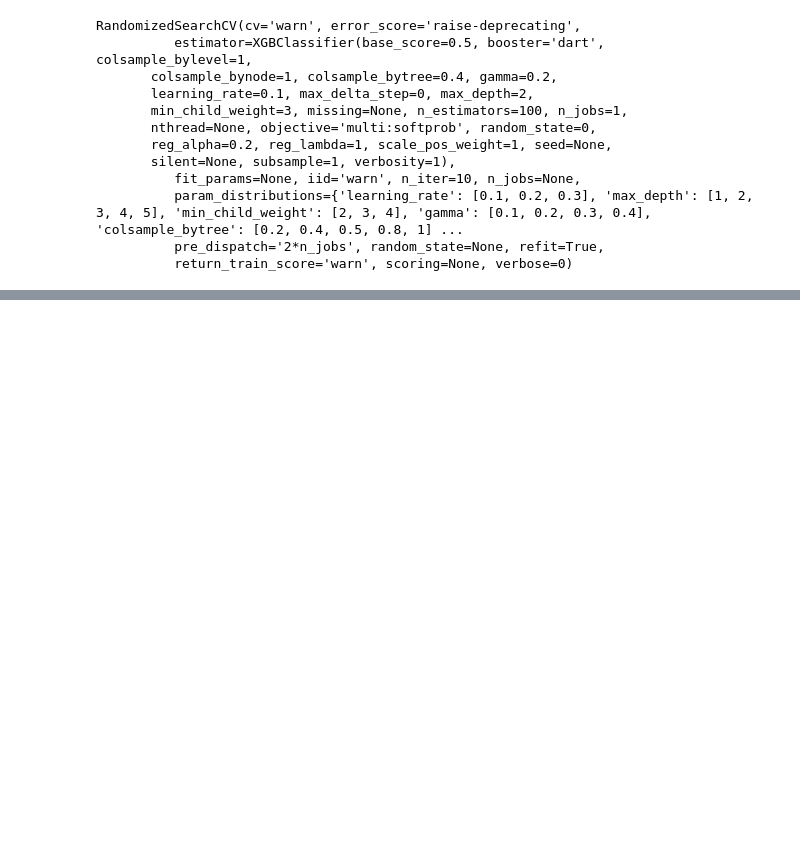
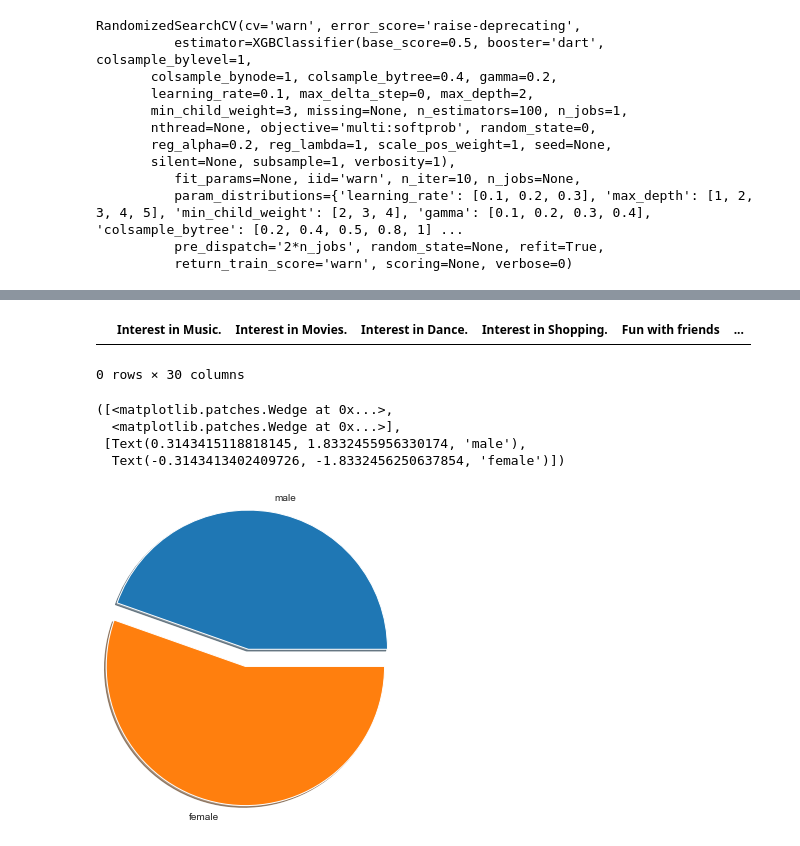
Before and after one commit to sudhanshuranjansr/Human_Happiness_index, a Jupyter notebook: master_project_1.0.ipynb, the cells around one changed output, grey strips where cells are left out. Saved outputs shown, nothing was run; the diff lists cells and outputs as text; code cells hidden in the pictures; blank space fills up the shorter version.

```diff
--- a/master_project_1.0.ipynb
+++ b/master_project_1.0.ipynb
@@ -636,0 +726,13 @@ accuracy_score(numriser(DataFrame(y_pre1)[0].values),(numriser(DataFrame(y_test)
+# %%
+edu=[]
+for i in (df_r2["Highest level of education attained?"].values):
+    if i=="Secondary school":
+        edu=np.append(edu,1)
+    elif i=="Masters degree":
+        edu=np.append(edu,2)
+    elif i=="Secondary school":
+        edu=np.append(edu,3)
+    elif i=="Doctorate degree":
+        edu=np.append(edu,4)
+    else:
+        edu=np.append(edu,5)
@@ -636,0 +810,4 @@ accuracy_score(numriser(DataFrame(y_pre1)[0].values),(numriser(DataFrame(y_test)
+# %%
+df_r2=df_r2.drop(["Highest level of education attained?"],axis=1)
+# %%
+df_r2=df_r2.drop(["Height (in feet)"],axis=1)
@@ -636,0 +818,17 @@ accuracy_score(numriser(DataFrame(y_pre1)[0].values),(numriser(DataFrame(y_test)
+# %%
+df_r21=df_r2
+df_r2=replacer_mean(df_r21)
+# %%
+df_r2.head(0)
+# %% [output]
+|  | Interest in Music. | Interest in Movies. | Interest in Dance. | Interest in Shopping. | Fun with friends | ... |
+0 rows × 30 columns
+# %%
+g1=(sum((pd.get_dummies(df_r2["gender"]))[0.0]),sum((pd.get_dummies(df_r2["gender"]))[1.0]))
+plt.pie(g1,labels=["male","female"],radius=1.6,shadow=True,explode=[.1,.1])
+# %% [output]
+([<matplotlib.patches.Wedge at 0x...>,
+  <matplotlib.patches.Wedge at 0x...>],
+ [Text(0.3143415118818145, 1.8332455956330174, 'male'),
+  Text(-0.3143413402409726, -1.8332456250637854, 'female')])
+[figure, added]
```
Also changed, not shown: parts of 42 cells of this notebook.
